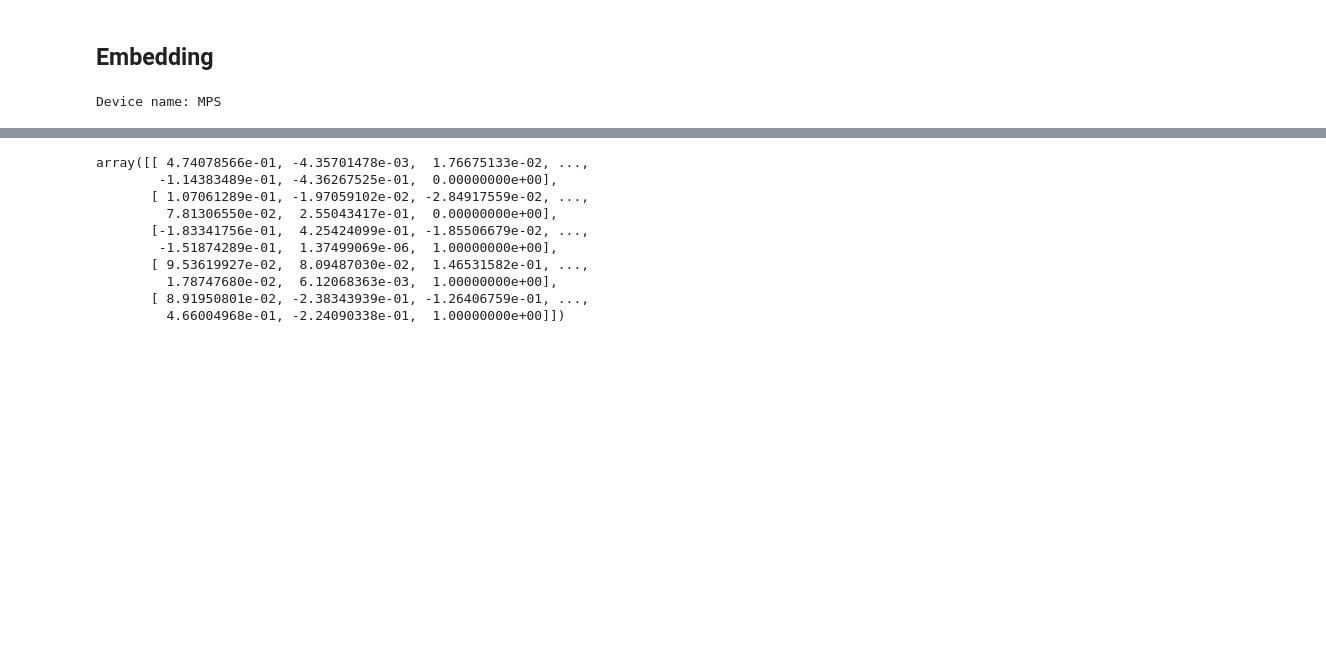
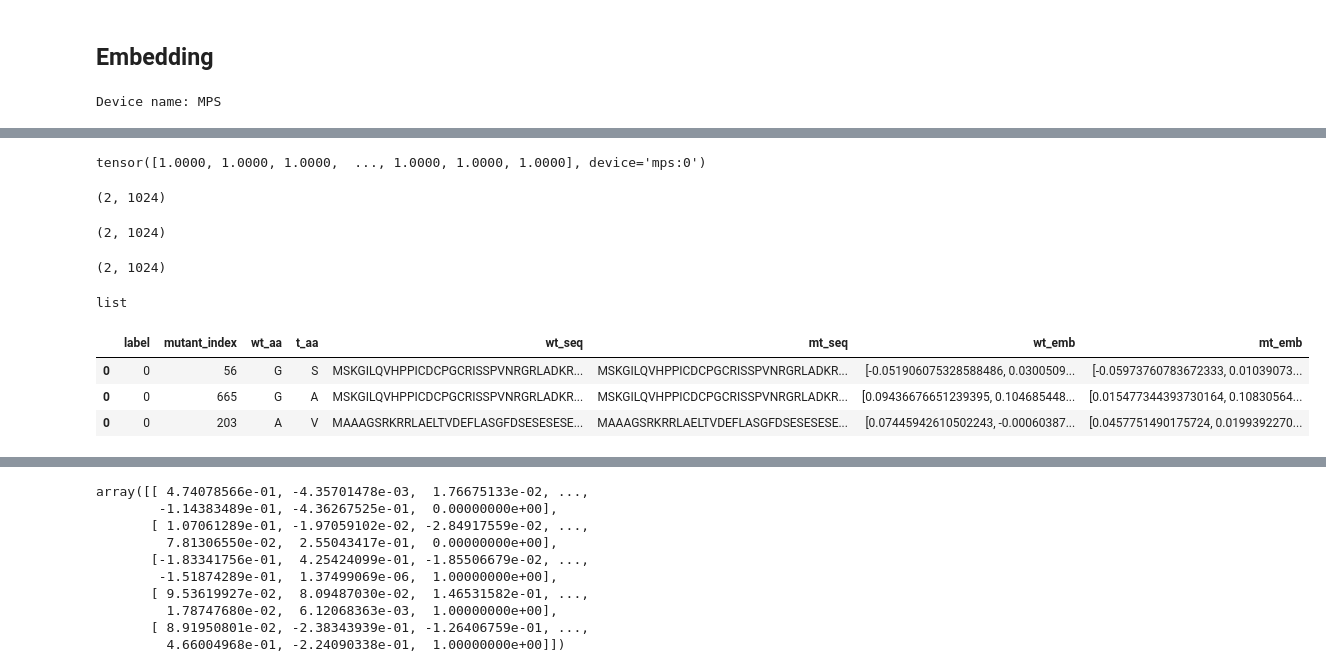
Before and after one commit to wlin16/T5_Protein_Sequence, a Jupyter notebook: ipynb_files/T5_tree_ML.ipynb, the cells around one changed output, grey strips where cells are left out. Drawn from its saved outputs; the diff is of its cells as text; code cells hidden in the pictures; blank space fills up the shorter version.

```diff
--- a/ipynb_files/T5_MLP.ipynb
+++ b/ipynb_files/T5_tree_ML.ipynb
@@ -134,0 +588,30 @@ model = model.eval()
+# %%
+xs = []
+result = None
+count = 0
+embed_error_count = 0
+# protein_seq = protein_seq[start:stop]
+data_len = len(protein_seq)
+
+for index, seq in tqdm(protein_seq.iterrows(), total=protein_seq.shape[0]):
+    s_len = len(seq['wt_seq'].replace(" ",'')) + 1
+    aa_index = seq['aa_index']
+    label = seq['label']
+    wt_aa = seq['wt_aa']
+    mt_aa = seq['mt_aa']
+    wt_seq = seq['wt_seq'].replace(" ",'')
+    mt_seq = seq['mt_seq'].replace(" ",'')
+    # AF_DB = seq['AlphaFoldDB']
+    # PDB = seq['PDB']
+    # pathogenicity = seq['pathogenicity']
+
+    # add_special_tokens adds extra token at the end of each sequence
+    token_encoding = tokenizer.batch_encode_plus([seq['wt_seq'], seq['mt_seq']], add_special_tokens=True, padding="longest")
+    input_ids      = torch.tensor(token_encoding['input_ids']).to(device)
+    attention_mask = torch.tensor(token_encoding['attention_mask']).to(device)
+
+    with torch.no_grad():
+        # returns: ( batch-size x max_seq_len_in_minibatch x embedding_dim )
+        embedding_repr = model(input_ids, attention_mask=attention_mask)
+        emb = embedding_repr.last_hidden_state[:, :s_len]
+        emb = emb[:, aa_index, :]
@@ -135,3 +629,10 @@ model = model.eval()
+# %%
+cos_sim = F.cosine_similarity(wt_emb, mt_emb, dim=0)
+print(cos_sim)
+# %% [output]
+tensor([1.0000, 1.0000, 1.0000,  ..., 1.0000, 1.0000, 1.0000], device='mps:0')
+# %%
+protein_test = protein_seq[:3]
 # %%
 import pickle
 def get_embedding(protein_seq, start=None, stop=None, save_path=embed_path):
@@ -147,8 +648,8 @@ def get_embedding(protein_seq, start=None, stop=None, save_path=embed_path):
         s_len = len(seq['wt_seq'].replace(" ",'')) + 1
         aa_index = seq['aa_index']
         label = seq['label']
-        wt_aa = seq['wt']
-        mt_aa = seq['mt']
+        wt_aa = seq['wt_aa']
+        mt_aa = seq['mt_aa']
         wt_seq = seq['wt_seq'].replace(" ",'')
         mt_seq = seq['mt_seq'].replace(" ",'')
         # AF_DB = seq['AlphaFoldDB']
@@ -173,6 +674,7 @@ def get_embedding(protein_seq, start=None, stop=None, save_path=embed_path):
 
             # print(aa_index)
             x = emb.detach().cpu().numpy().squeeze()
+            # print(x.shape)
             # print(x[0, :].tolist())
             # print(x.shape)
 
@@ -212,7 +714,22 @@ def get_embedding(protein_seq, start=None, stop=None, save_path=embed_path):
 # get_embedding(seq)
 # %%
 embed_path = '../data'
-get_embedding(protein_test, save_path = embed_path)
+df = get_embedding(protein_test, save_path = embed_path).reset_index()
+# %% [output]
+(2, 1024)
+(2, 1024)
+(2, 1024)
+# %%
+type(df['wt_emb'][0])
+# %% [output]
+list
+# %%
+df
+# %% [output]
+|  | label | mutant_index | wt_aa | t_aa | wt_seq | mt_seq | wt_emb | mt_emb |
+| 0 | 0 | 56 | G | S | MSKGILQVHPPICDCPGCRISSPVNRGRLADKR... | MSKGILQVHPPICDCPGCRISSPVNRGRLADKR... | [-0.051906075328588486, 0.0300509... | [-0.05973760783672333, 0.01039073... |
+| 0 | 0 | 665 | G | A | MSKGILQVHPPICDCPGCRISSPVNRGRLADKR... | MSKGILQVHPPICDCPGCRISSPVNRGRLADKR... | [0.09436676651239395, 0.104685448... | [0.015477344393730164, 0.10830564... |
+| 0 | 0 | 203 | A | V | MAAAGSRKRRLAELTVDEFLASGFDSESESESE... | MAAAGSRKRRLAELTVDEFLASGFDSESESESE... | [0.07445942610502243, -0.00060387... | [0.0457751490175724, 0.0199392270... |
 # %%
 test_df = pd.read_csv('../data/sequence_embeddings(5).csv')
 # %%
```
Also changed, not shown: parts of 50 cells of this notebook, 8 other files.
